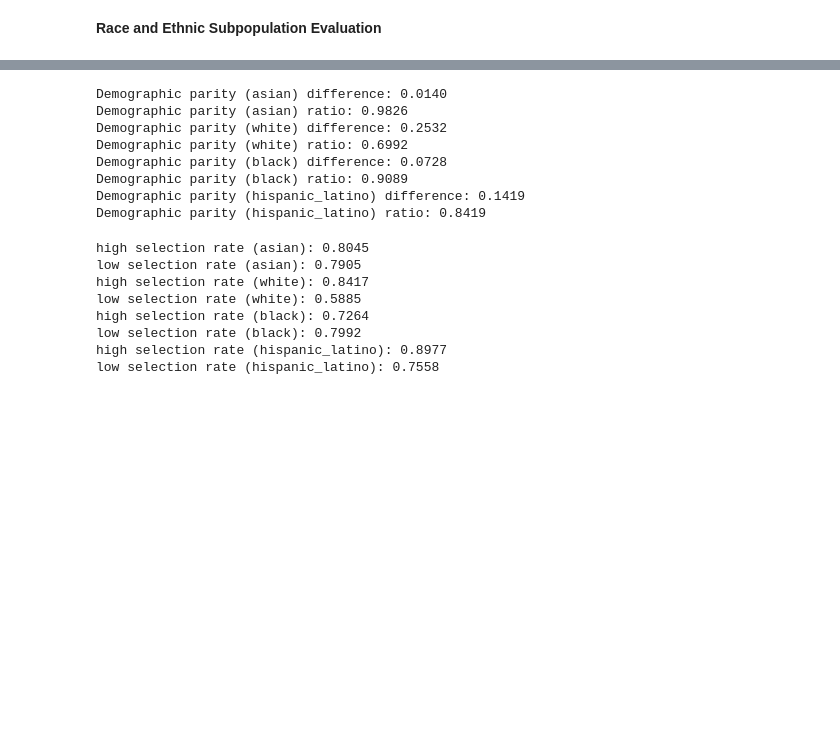
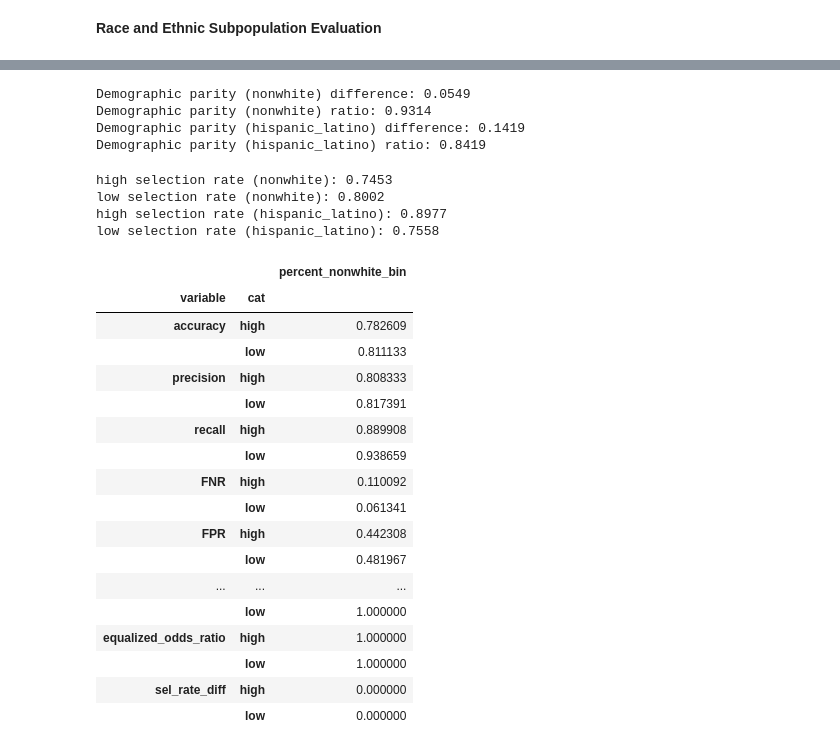
Before and after one commit to jennahgosciak/algaebloom, a Jupyter notebook: rds_draft_report_FINAL.ipynb, the cells around one changed output, grey strips where cells are left out. Saved outputs shown, nothing was run; the diff lists cells and outputs as text; code cells hidden in the pictures; blank space fills up the shorter version.

```diff
--- a/rds_draft_report_FINAL.ipynb
+++ b/rds_draft_report_FINAL.ipynb
@@ -1461,22 +1447,10 @@ print(asian_na, white_na, black_na, hispanic_na)
 # %%
 # Compute demographic parity difference and demographic parity ratio
-demo_parity_diff_asian = demographic_parity_difference(test_census['severity_bin'], test_census['pred_bin'], sensitive_features=test_census['percent_asian_bin'])
-demo_parity_ratio_asian = demographic_parity_ratio(test_census['severity_bin'], test_census['pred_bin'], sensitive_features=test_census['percent_asian_bin'])
+demo_parity_diff_nonwhite = demographic_parity_difference(test_census['severity_bin'], test_census['pred_bin'], sensitive_features=test_census['percent_nonwhite_bin'])
+demo_parity_ratio_nonwhite = demographic_parity_ratio(test_census['severity_bin'], test_census['pred_bin'], sensitive_features=test_census['percent_nonwhite_bin'])
 
-print(f'Demographic parity (asian) difference: {demo_parity_diff_asian:.4f}')
-print(f'Demographic parity (asian) ratio: {demo_parity_ratio_asian:.4f}')
-
-demo_parity_diff_white = demographic_parity_difference(test_census['severity_bin'], test_census['pred_bin'], sensitive_features=test_census['percent_white_bin'])
-demo_parity_ratio_white = demographic_parity_ratio(test_census['severity_bin'], test_census['pred_bin'], sensitive_features=test_census['percent_white_bin'])
-
-print(f'Demographic parity (white) difference: {demo_parity_diff_white:.4f}')
-print(f'Demographic parity (white) ratio: {demo_parity_ratio_white:.4f}')
-
-demo_parity_diff_black = demographic_parity_difference(test_census['severity_bin'], test_census['pred_bin'], sensitive_features=test_census['percent_black_bin'])
-demo_parity_ratio_black = demographic_parity_ratio(test_census['severity_bin'], test_census['pred_bin'], sensitive_features=test_census['percent_black_bin'])
-
-print(f'Demographic parity (black) difference: {demo_parity_diff_black:.4f}')
-print(f'Demographic parity (black) ratio: {demo_parity_ratio_black:.4f}')
+print(f'Demographic parity (nonwhite) difference: {demo_parity_diff_nonwhite:.4f}')
+print(f'Demographic parity (nonwhite) ratio: {demo_parity_ratio_nonwhite:.4f}')
 
 demo_parity_diff_hispanic_latino = demographic_parity_difference(test_census['severity_bin'], test_census['pred_bin'], sensitive_features=test_census['percent_hispanic_latino_bin'])
 demo_parity_ratio_hispanic_latino = demographic_parity_ratio(test_census['severity_bin'], test_census['pred_bin'], sensitive_features=test_census['percent_hispanic_latino_bin'])
@@ -1484,33 +1458,17 @@ demo_parity_ratio_hispanic_latino = demographic_parity_ratio(test_census['severi
 print(f'Demographic parity (hispanic_latino) difference: {demo_parity_diff_hispanic_latino:.4f}')
 print(f'Demographic parity (hispanic_latino) ratio: {demo_parity_ratio_hispanic_latino:.4f}')
 # %% [output]
-Demographic parity (asian) difference: 0.0140
-Demographic parity (asian) ratio: 0.9826
-Demographic parity (white) difference: 0.2532
-Demographic parity (white) ratio: 0.6992
-Demographic parity (black) difference: 0.0728
-Demographic parity (black) ratio: 0.9089
+Demographic parity (nonwhite) difference: 0.0549
+Demographic parity (nonwhite) ratio: 0.9314
 Demographic parity (hispanic_latino) difference: 0.1419
 Demographic parity (hispanic_latino) ratio: 0.8419
 # %%
 # Compute selection rate for race / ethnicity
-high_selection_rate_asian = selection_rate(test_census['severity_bin'][test_census['percent_asian_bin']==1], test_census['pred_bin'][test_census['percent_asian_bin']==1])
-low_selection_rate_asian = selection_rate(test_census['severity_bin'][test_census['percent_asian_bin']==0], test_census['pred_bin'][test_census['percent_asian_bin']==0])
+high_selection_rate_nonwhite = selection_rate(test_census['severity_bin'][test_census['percent_asian_bin']==1], test_census['pred_bin'][test_census['percent_nonwhite_bin']==1])
+low_selection_rate_nonwhite = selection_rate(test_census['severity_bin'][test_census['percent_asian_bin']==0], test_census['pred_bin'][test_census['percent_nonwhite_bin']==0])
 
-print(f'high selection rate (asian): {high_selection_rate_asian:.4f}')
-print(f'low selection rate (asian): {low_selection_rate_asian:.4f}')
-
-high_selection_rate_white = selection_rate(test_census['severity_bin'][test_census['percent_white_bin']==1], test_census['pred_bin'][test_census['percent_white_bin']==1])
-low_selection_rate_white = selection_rate(test_census['severity_bin'][test_census['percent_white_bin']==0], test_census['pred_bin'][test_census['percent_white_bin']==0])
-
-print(f'high selection rate (white): {high_selection_rate_white:.4f}')
-print(f'low selection rate (white): {low_selection_rate_white:.4f}')
-
-high_selection_rate_black = selection_rate(test_census['severity_bin'][test_census['percent_black_bin']==1], test_census['pred_bin'][test_census['percent_black_bin']==1])
-low_selection_rate_black = selection_rate(test_census['severity_bin'][test_census['percent_black_bin']==0], test_census['pred_bin'][test_census['percent_black_bin']==0])
-
-print(f'high selection rate (black): {high_selection_rate_black:.4f}')
-print(f'low selection rate (black): {low_selection_rate_black:.4f}')
+print(f'high selection rate (nonwhite): {high_selection_rate_nonwhite:.4f}')
+print(f'low selection rate (nonwhite): {low_selection_rate_nonwhite:.4f}')
 
 high_selection_rate_hispanic_latino = selection_rate(test_census['severity_bin'][test_census['percent_hispanic_latino_bin']==1], test_census['pred_bin'][test_census['percent_hispanic_latino_bin']==1])
 low_selection_rate_hispanic_latino = selection_rate(test_census['severity_bin'][test_census['percent_hispanic_latino_bin']==0], test_census['pred_bin'][test_census['percent_hispanic_latino_bin']==0])
@@ -1518,11 +1476,30 @@ low_selection_rate_hispanic_latino = selection_rate(test_census['severity_bin'][
 print(f'high selection rate (hispanic_latino): {high_selection_rate_hispanic_latino:.4f}')
 print(f'low selection rate (hispanic_latino): {low_selection_rate_hispanic_latino:.4f}')
 # %% [output]
-high selection rate (asian): 0.8045
-low selection rate (asian): 0.7905
-high selection rate (white): 0.8417
-low selection rate (white): 0.5885
-high selection rate (black): 0.7264
-low selection rate (black): 0.7992
+high selection rate (nonwhite): 0.7453
+low selection rate (nonwhite): 0.8002
 high selection rate (hispanic_latino): 0.8977
 low selection rate (hispanic_latino): 0.7558
+# %%
+pnw_summary_overall, pnw_summary_bygroup = generate_metrics(test_census, 'percent_nonwhite_bin')
+
+pnw_summary_bygroup
+# %% [output]
+|  |  | percent_nonwhite_bin |
+| variable | cat |  |
+| accuracy | high | 0.782609 |
+|  | low | 0.811133 |
+| precision | high | 0.808333 |
+|  | low | 0.817391 |
+| recall | high | 0.889908 |
+|  | low | 0.938659 |
+| FNR | high | 0.110092 |
+|  | low | 0.061341 |
+| FPR | high | 0.442308 |
+|  | low | 0.481967 |
+| ... | ... | ... |
+|  | low | 1.000000 |
+| equalized_odds_ratio | high | 1.000000 |
+|  | low | 1.000000 |
+| sel_rate_diff | high | 0.000000 |
+|  | low | 0.000000 |
```
Also changed, not shown: parts of 18 cells of this notebook.
